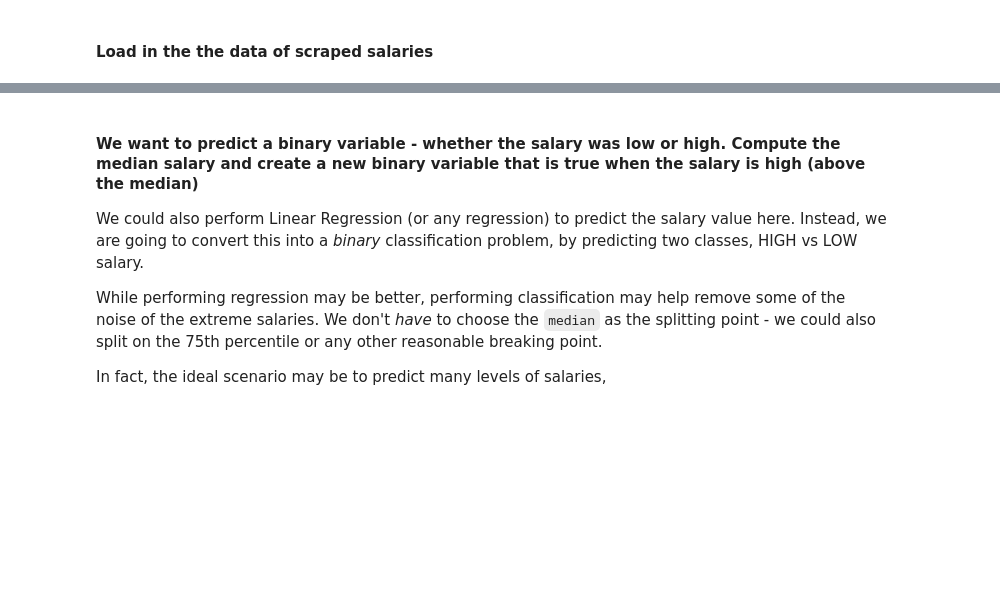
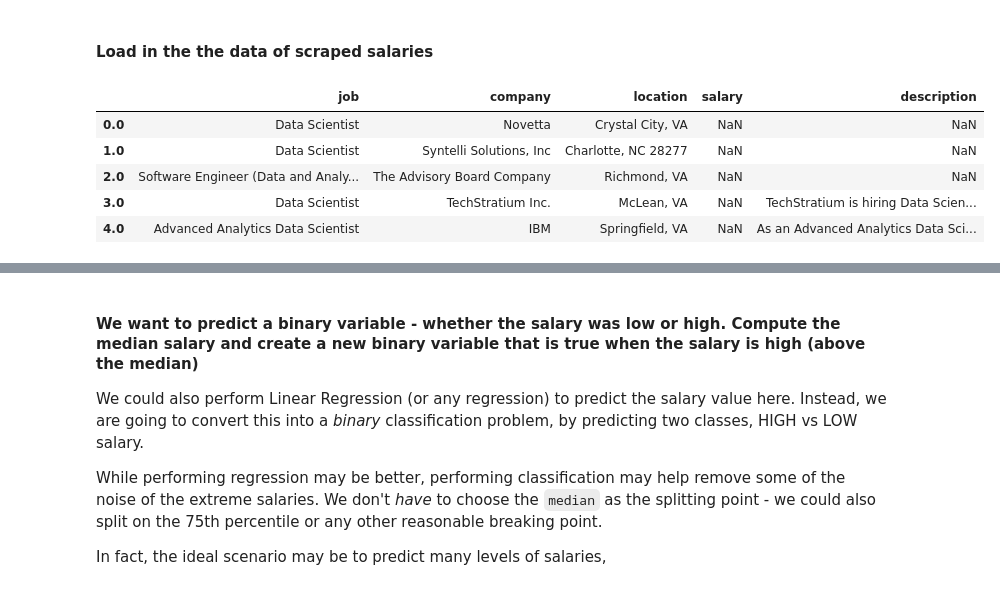
Before and after one commit to matthewbrems/old, a Jupyter notebook: projects/03-Project/starter-code/jd-project3.ipynb, the cells around one changed output, grey strips where cells are left out. Saved outputs shown, nothing was run; the diff lists cells and outputs as text; code cells hidden in the pictures; blank space fills up the shorter version.

```diff
--- a/projects/03-Project/starter-code/jd-project3.ipynb
+++ b/projects/03-Project/starter-code/jd-project3.ipynb
@@ -150,0 +218,14 @@ Lastly, we need to clean up salary data.
+# %%
+## YOUR CODE HERE
+
+indeed = compile_files()
+
+indeed.head()
+# indeed.reset_index(drop=True, inplace=True)
+# %% [output]
+|  | job | company | location | salary | description |
+| 0.0 | Data Scientist | Novetta | Crystal City, VA | NaN | NaN |
+| 1.0 | Data Scientist | Syntelli Solutions, Inc | Charlotte, NC 28277 | NaN | NaN |
+| 2.0 | Software Engineer (Data and Analy... | The Advisory Board Company | Richmond, VA | NaN | NaN |
+| 3.0 | Data Scientist | TechStratium Inc. | McLean, VA | NaN | TechStratium is hiring Data Scien... |
+| 4.0 | Advanced Analytics Data Scientist | IBM | Springfield, VA | NaN | As an Advanced Analytics Data Sci... |
```
Also changed, not shown: parts of 41 cells of this notebook, 4 other files.
